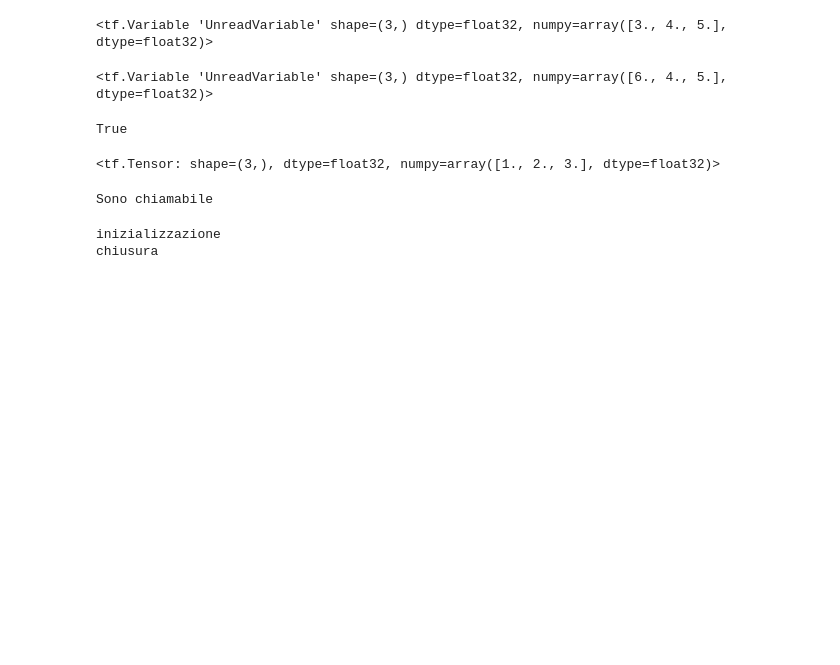
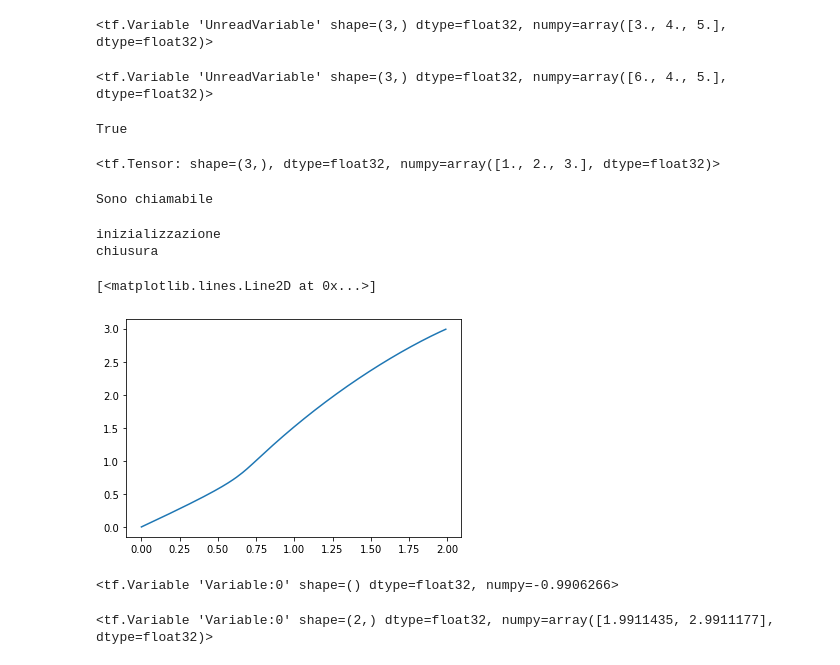
Before and after one commit to btlgs2000/dl_intro, a Jupyter notebook: nn_tensorflow_nlp.ipynb, the cells around one changed output. Saved outputs shown, nothing was run; the diff lists cells and outputs as text; code cells hidden in the pictures; blank space fills up the shorter version.

```diff
--- a/nn_tensorflow_nlp.ipynb
+++ b/nn_tensorflow_nlp.ipynb
@@ -163,8 +167,10 @@ chiusura
 X = np.random.rand(10_000, 2)
 y = 2*X[:, 0] + 3*X[:, 1] - 1
 # %%
-epochs = 100
+from tqdm import tqdm
 
+epochs = 500
+alpha = 0.1
 # regressione lineare
 
 theta = tf.Variable(initial_value=[0, 0], dtype=tf.float32)
@@ -178,9 +184,30 @@ def mse(y_true, y_pred):
     y_true (tf.Tensor) - label vere
     y_pred (tf.Tensor) - label predette
     '''
+    return tf.reduce_mean((y_true-y_pred)**2)
 
-for epoch in range(epochs):
+thetas = []
+for epoch in tqdm(range(epochs)):
     # X @ theta(vett colonna) + b = y_pred
-    # loss = mse(y_true, y_pred)
-    # grad_theta, grad_b = grad(loss, [theta, b])
-    # passo di gradient descent
+    with tf.GradientTape() as tape:
+        y_pred = tf.reshape((X @ tf.reshape(theta, (-1, 1)) + b), [-1])
+        loss = mse(y, y_pred)
+    grad_theta, grad_b = tape.gradient(loss, [theta, b])
+    thetas.append(theta.numpy().tolist())
+    theta.assign_sub(alpha*grad_theta)
+    b.assign_sub(alpha*grad_b)
+# %%
+theta1 = [theta[0] for theta in thetas]
+theta2 = [theta[1] for theta in thetas]
+plt.plot(theta1, theta2)
+# %% [output]
+[<matplotlib.lines.Line2D at 0x...>]
+[figure, added]
+# %%
+b
+# %% [output]
+<tf.Variable 'Variable:0' shape=() dtype=float32, numpy=-0.9906266>
+# %%
+theta
+# %% [output]
+<tf.Variable 'Variable:0' shape=(2,) dtype=float32, numpy=array([1.9911435, 2.9911177], dtype=float32)>
```
Also changed, not shown: parts of 1 cell of this notebook.
